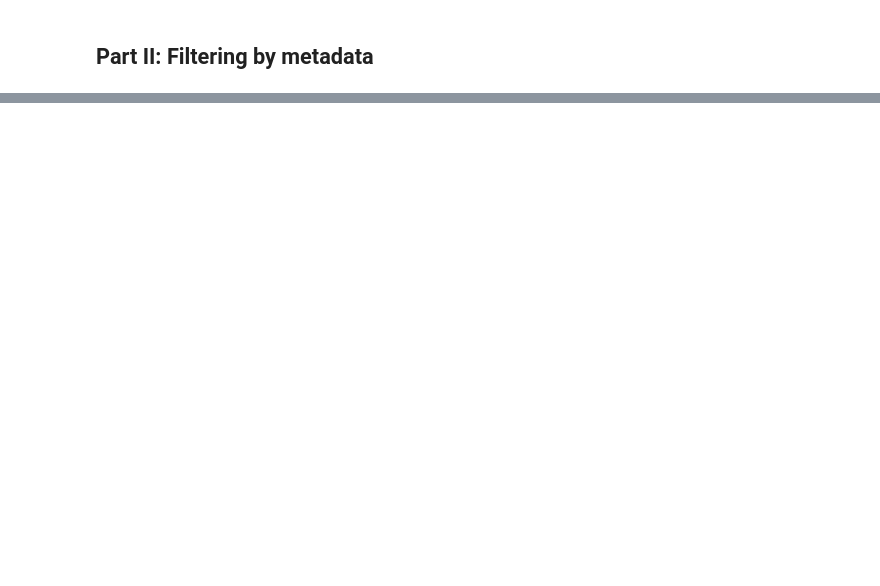
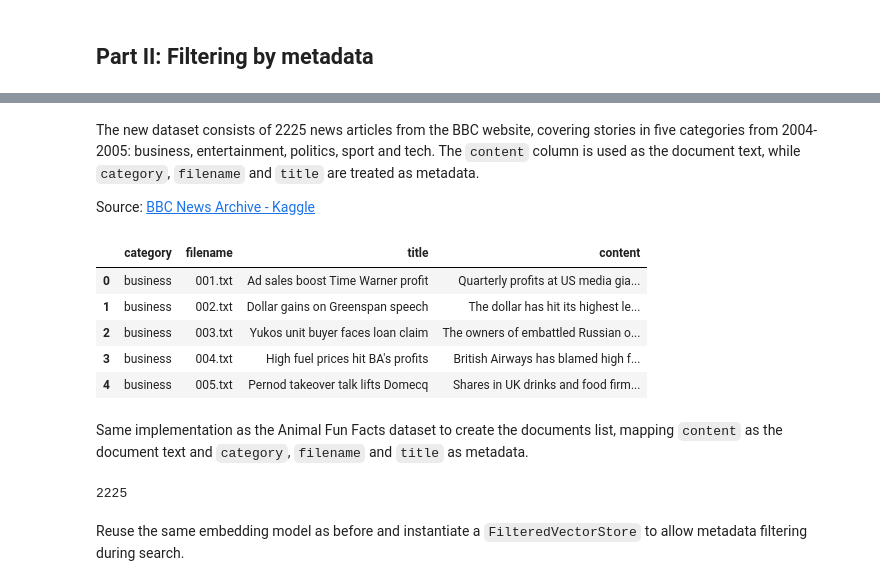
Before and after one commit to RenataSz4/Inteligencia-Computacional, a Jupyter notebook: 7. vector-stores/vectorstore.ipynb, the cells around one changed output, grey strips where cells are left out. Saved outputs shown, nothing was run; the diff lists cells and outputs as text; code cells hidden in the pictures; blank space fills up the shorter version.

Commit message:
implement vectore store and diltered vector store

```diff
--- a/7. vector-stores/vectorstore.ipynb
+++ b/7. vector-stores/vectorstore.ipynb
@@ -43,0 +275,18 @@ class FilteredVectorStore:
+# %% [markdown]
+The new dataset consists of 2225 news articles from the BBC website, covering stories in five categories from 2004-2005: business, entertainment, politics, sport and tech. The `content` column is used as the document text, while `category`, `filename` and `title`
+are treated as metadata.
+
+Source: [BBC News Archive - Kaggle](https://www.kaggle.com/datasets/hgultekin/bbcnewsarchive)
+# %%
+df = pd.read_csv("data/bbc-news-data.csv", sep="\t")
+
+df.head()
+# %% [output]
+|  | category | filename | title | content |
+| 0 | business | 001.txt | Ad sales boost Time Warner profit | Quarterly profits at US media gia... |
+| 1 | business | 002.txt | Dollar gains on Greenspan speech | The dollar has hit its highest le... |
+| 2 | business | 003.txt | Yukos unit buyer faces loan claim | The owners of embattled Russian o... |
+| 3 | business | 004.txt | High fuel prices hit BA's profits | British Airways has blamed high f... |
+| 4 | business | 005.txt | Pernod takeover talk lifts Domecq | Shares in UK drinks and food firm... |
+# %% [markdown]
+Same implementation as the Animal Fun Facts dataset to create the documents list, mapping `content` as the document text and `category`, `filename` and `title` as metadata.
@@ -43,0 +304,6 @@ class FilteredVectorStore:
+# %%
+print(len(documents))
+# %% [output]
+2225
+# %% [markdown]
+Reuse the same embedding model as before and instantiate a `FilteredVectorStore` to allow metadata filtering during search.
```
Also changed, not shown: parts of 33 cells of this notebook.
